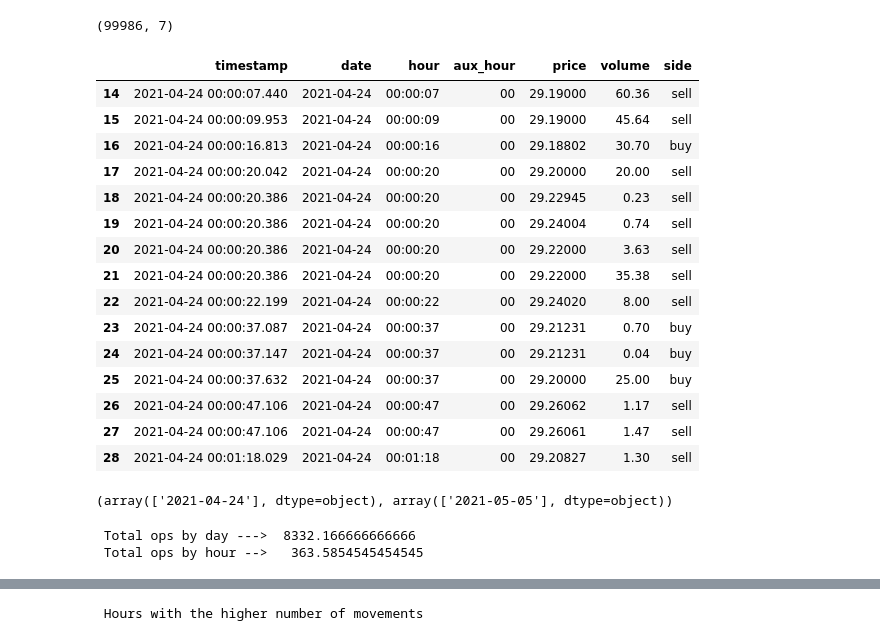
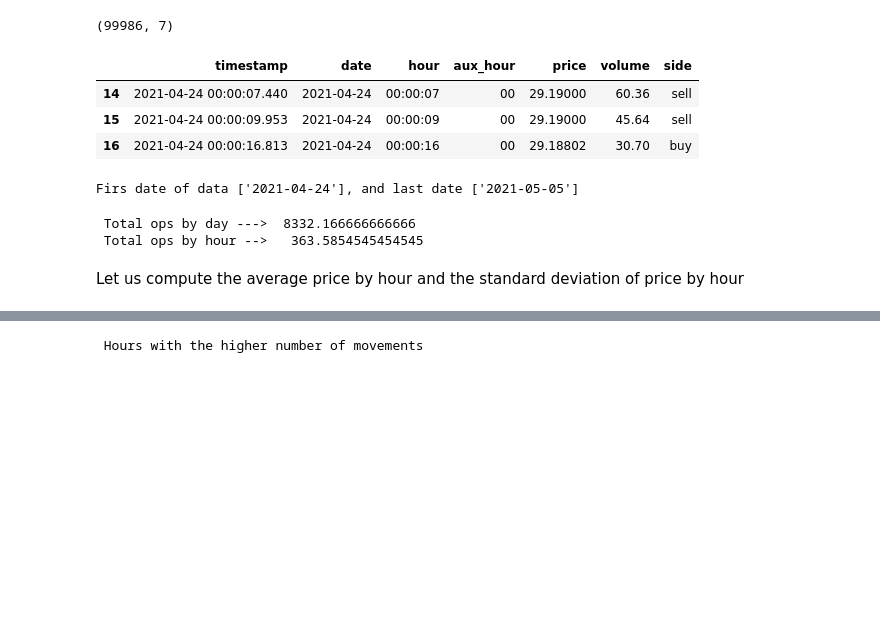
Before and after one commit to xBorja042/Krypto_Trading, a Jupyter notebook: 01_Data_Preprocessing_and_ARIMA.ipynb, the cells around one changed output, grey strips where cells are left out. Cells and saved outputs as stored; diff of their text form; code cells hidden in the pictures; blank space fills up the shorter version.

```diff
--- a/01_Data_Preprocessing_and_ARIMA.ipynb
+++ b/01_Data_Preprocessing_and_ARIMA.ipynb
@@ -1,49 +1,40 @@
 # %%
 import os
 import pandas as pd
+import matplotlib.pyplot as plt
 
 os.listdir()
 clk = pd.read_csv('LINK-EUR.csv')
 
 clk['date'] = clk['time'].apply(lambda x: x[0:10])
 clk['hour'] = clk['time'].apply(lambda x: x[11:19])
 clk['aux_hour'] = clk['time'].apply(lambda x: x[11:13])
 
 clk.columns = ['xx', 'timestamp', 'price', 'volume', 'side', 'date', 'hour', 'aux_hour']
 clk = clk[['timestamp', 'date', 'hour', 'aux_hour', 'price', 'volume', 'side']]
 clk = clk.iloc[14:]
 
 print(clk.shape)
-clk.head(15)
+clk.head(3)
 # %% [output]
 (99986, 7)
 |  | timestamp | date | hour | aux_hour | price | volume | side |
 | 14 | 2021-04-24 00:00:07.440 | 2021-04-24 | 00:00:07 | 00 | 29.19000 | 60.36 | sell |
 | 15 | 2021-04-24 00:00:09.953 | 2021-04-24 | 00:00:09 | 00 | 29.19000 | 45.64 | sell |
 | 16 | 2021-04-24 00:00:16.813 | 2021-04-24 | 00:00:16 | 00 | 29.18802 | 30.70 | buy |
-| 17 | 2021-04-24 00:00:20.042 | 2021-04-24 | 00:00:20 | 00 | 29.20000 | 20.00 | sell |
-| 18 | 2021-04-24 00:00:20.386 | 2021-04-24 | 00:00:20 | 00 | 29.22945 | 0.23 | sell |
-| 19 | 2021-04-24 00:00:20.386 | 2021-04-24 | 00:00:20 | 00 | 29.24004 | 0.74 | sell |
-| 20 | 2021-04-24 00:00:20.386 | 2021-04-24 | 00:00:20 | 00 | 29.22000 | 3.63 | sell |
-| 21 | 2021-04-24 00:00:20.386 | 2021-04-24 | 00:00:20 | 00 | 29.22000 | 35.38 | sell |
-| 22 | 2021-04-24 00:00:22.199 | 2021-04-24 | 00:00:22 | 00 | 29.24020 | 8.00 | sell |
-| 23 | 2021-04-24 00:00:37.087 | 2021-04-24 | 00:00:37 | 00 | 29.21231 | 0.70 | buy |
-| 24 | 2021-04-24 00:00:37.147 | 2021-04-24 | 00:00:37 | 00 | 29.21231 | 0.04 | buy |
-| 25 | 2021-04-24 00:00:37.632 | 2021-04-24 | 00:00:37 | 00 | 29.20000 | 25.00 | buy |
-| 26 | 2021-04-24 00:00:47.106 | 2021-04-24 | 00:00:47 | 00 | 29.26062 | 1.17 | sell |
-| 27 | 2021-04-24 00:00:47.106 | 2021-04-24 | 00:00:47 | 00 | 29.26061 | 1.47 | sell |
-| 28 | 2021-04-24 00:01:18.029 | 2021-04-24 | 00:01:18 | 00 | 29.20827 | 1.30 | sell |
 # %%
 fd, ld = clk['date'].head(1).values, clk['date'].tail(1).values
-fd, ld
+print(f"Firs date of data {fd}, and last date {ld}")
 # %% [output]
-(array(['2021-04-24'], dtype=object), array(['2021-05-05'], dtype=object))
+Firs date of data ['2021-04-24'], and last date ['2021-05-05']
 # %%
 print(" Total ops by day ---> ", clk.groupby('date').count()['timestamp'].mean())
 print(" Total ops by hour -->  ", clk.groupby(['date', 'aux_hour']).count()['timestamp'].mean())
 # %% [output]
  Total ops by day --->  8332.166666666666
  Total ops by hour -->   363.5854545454545
+# %% [markdown]
+Let us compute the average price by hour and the standard deviation of price by hour
 # %%
 avgs = clk[['date', 'aux_hour', 'price']].groupby(['date', 'aux_hour']).mean()
 avgs.columns = ['avg_price_by_hour']
```
Also changed, not shown: parts of 24 cells of this notebook.
